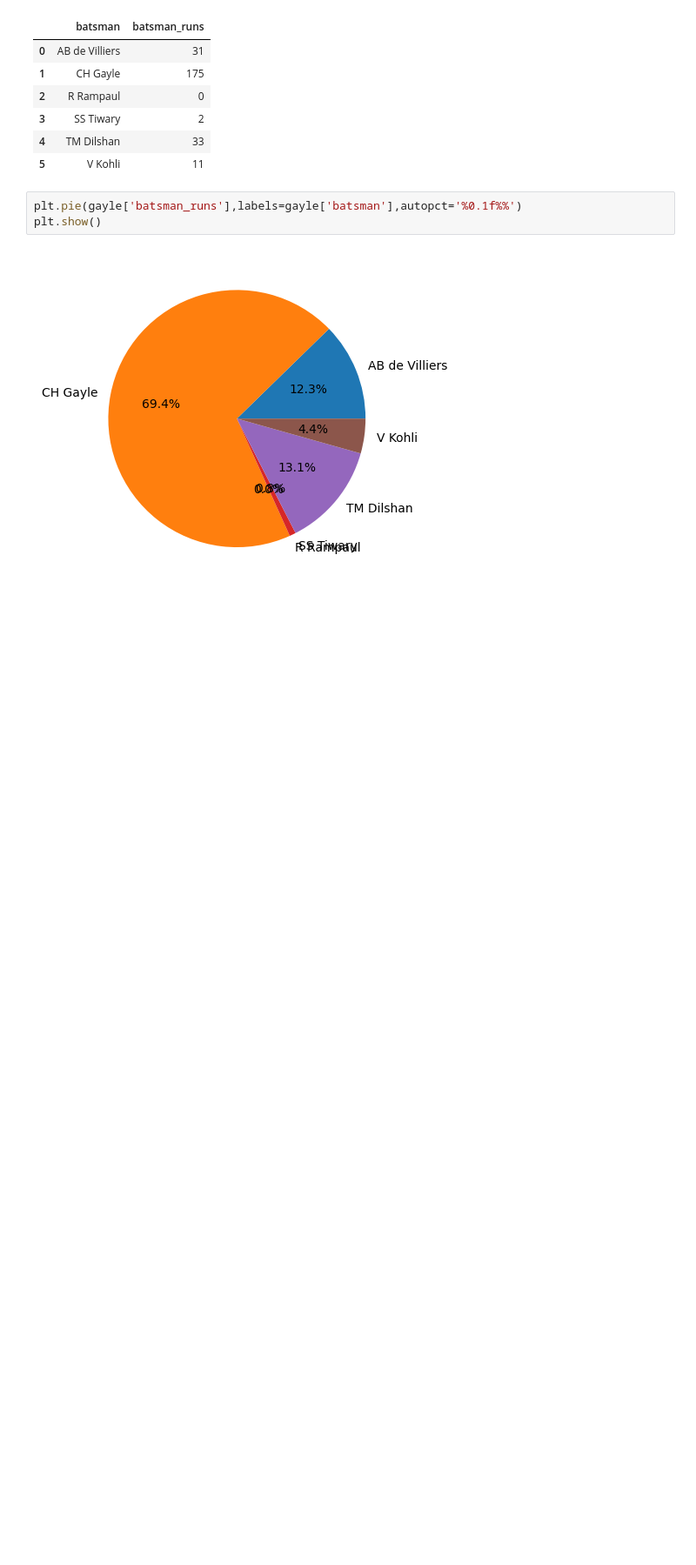
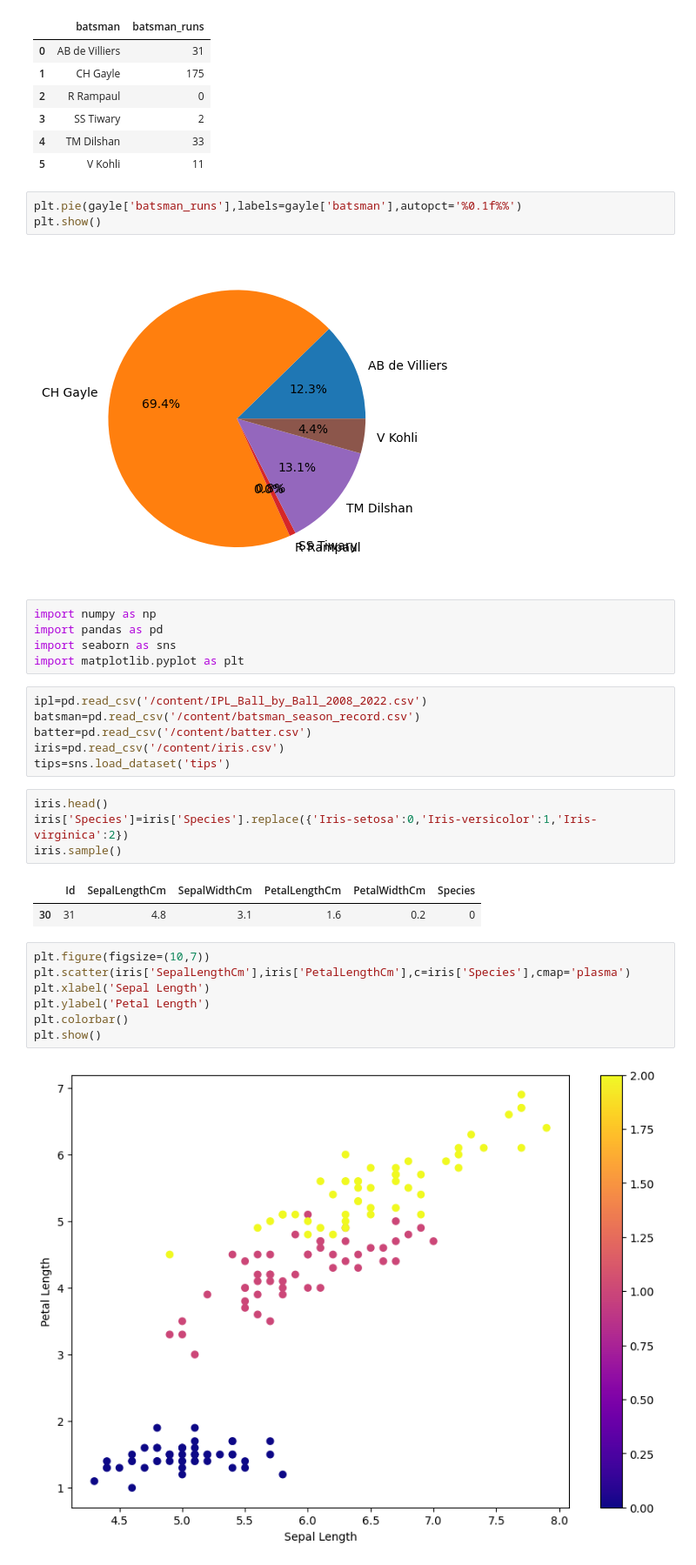
Before and after one commit to phigratio/Machine-Learning, a Jupyter notebook: Matplotlib.ipynb, the cells around one changed output. Shown at 87% size. Cells and saved outputs as stored; diff of their text form; blank space fills up the shorter version.

Commit message:
Learned about Matplotlib advanced topics

```diff
--- a/Matplotlib.ipynb
+++ b/Matplotlib.ipynb
@@ -184,3 +184,30 @@ plt.pie(gayle['batsman_runs'],labels=gayle['batsman'],autopct='%0.1f%%')
 plt.show()
 # %% [output]
 [figure]
+# %%
+import numpy as np
+import pandas as pd
+import seaborn as sns
+import matplotlib.pyplot as plt
+# %%
+ipl=pd.read_csv('/content/IPL_Ball_by_Ball_2008_2022.csv')
+batsman=pd.read_csv('/content/batsman_season_record.csv')
+batter=pd.read_csv('/content/batter.csv')
+iris=pd.read_csv('/content/iris.csv')
+tips=sns.load_dataset('tips')
+# %%
+iris.head()
+iris['Species']=iris['Species'].replace({'Iris-setosa':0,'Iris-versicolor':1,'Iris-virginica':2})
+iris.sample()
+# %% [output]
+|  | Id | SepalLengthCm | SepalWidthCm | PetalLengthCm | PetalWidthCm | Species |
+| 30 | 31 | 4.8 | 3.1 | 1.6 | 0.2 | 0 |
+# %%
+plt.figure(figsize=(10,7))
+plt.scatter(iris['SepalLengthCm'],iris['PetalLengthCm'],c=iris['Species'],cmap='plasma')
+plt.xlabel('Sepal Length')
+plt.ylabel('Petal Length')
+plt.colorbar()
+plt.show()
+# %% [output]
+[figure, added]
```
Also changed, not shown: parts of 12 cells of this notebook.
